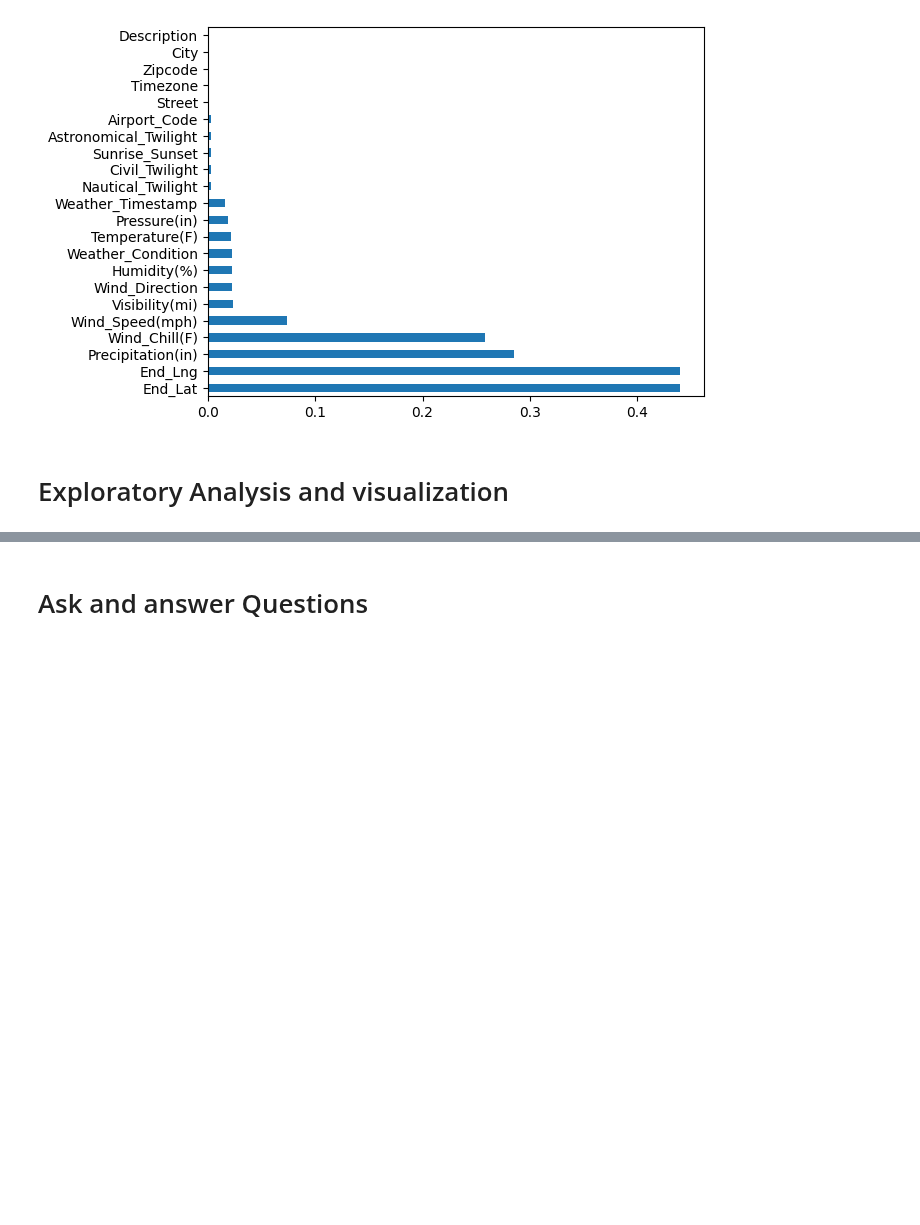
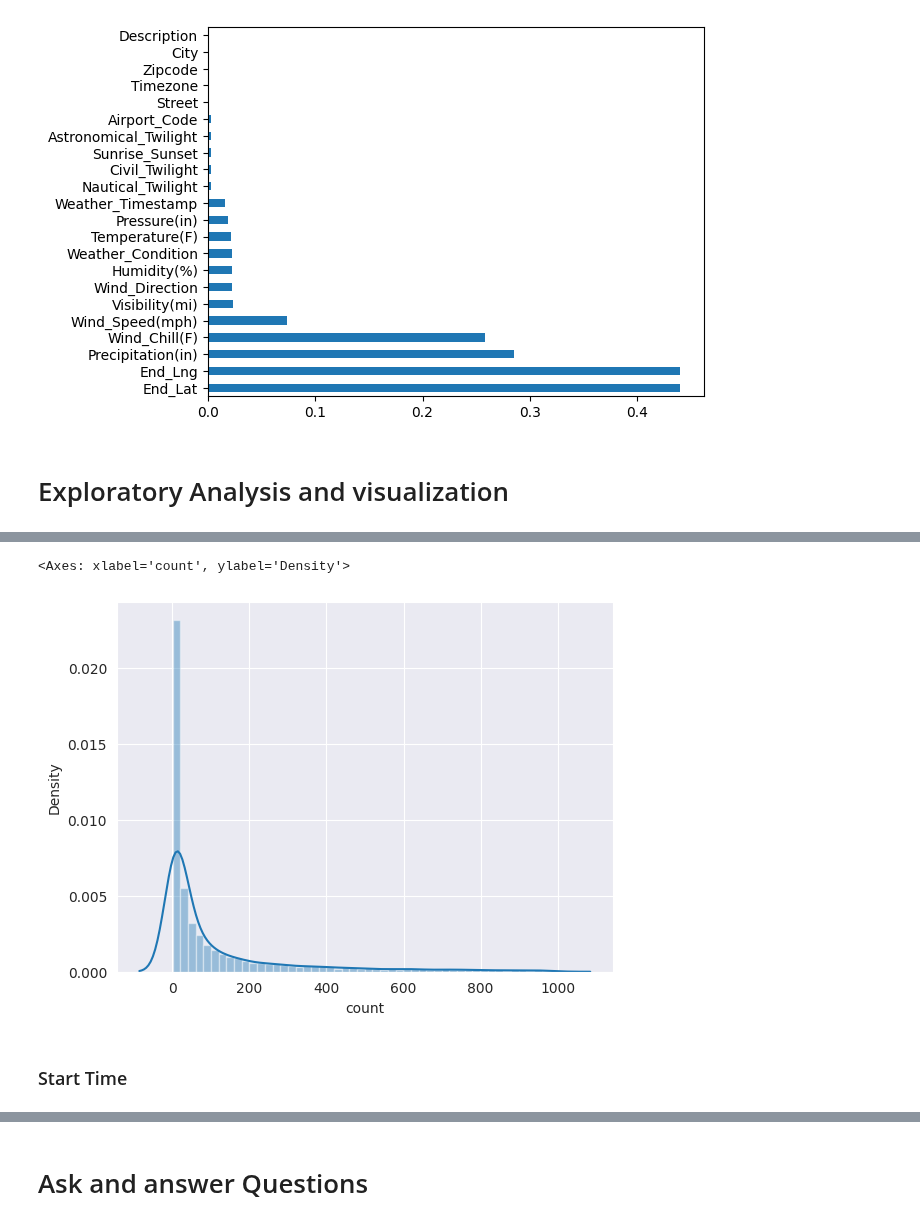
Before and after one commit to SanjilaGangaju/ExploratoryDataAnalysis_usingPython, a Jupyter notebook: us-accidents-eda.ipynb, the cells around one changed output, grey strips where cells are left out. Saved outputs shown, nothing was run; the diff lists cells and outputs as text; code cells hidden in the pictures; blank space fills up the shorter version.

```diff
--- a/us-accidents-eda.ipynb
+++ b/us-accidents-eda.ipynb
@@ -145,0 +241,7 @@ data.drop(['End_Lng','End_Lat'],inplace=True,axis=1)
+# %%
+sns.distplot(low_accidents_cities)
+# %% [output]
+<Axes: xlabel='count', ylabel='Density'>
+[figure, added]
+# %% [markdown]
+### Start Time
```
Also changed, not shown: parts of 19 cells of this notebook.
